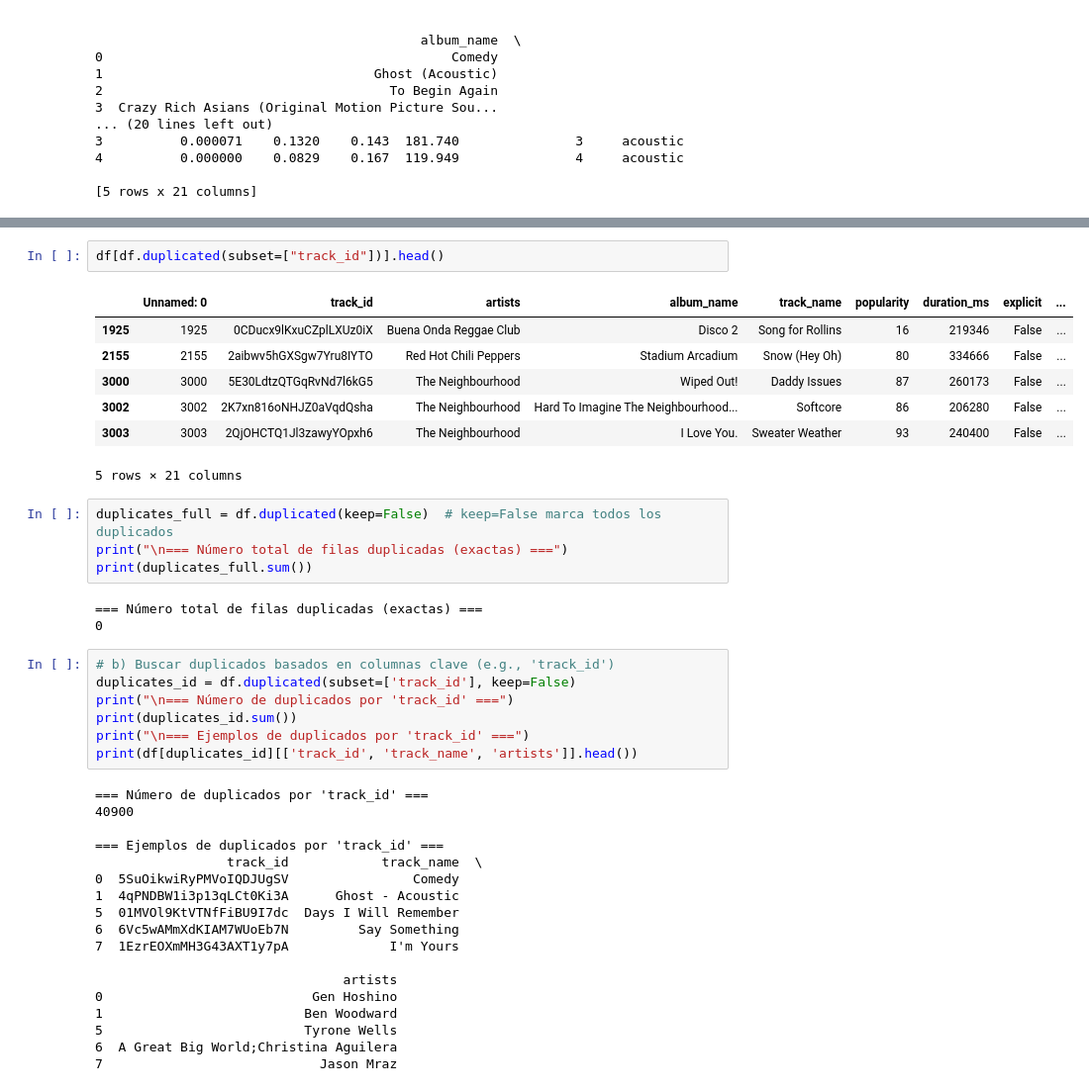
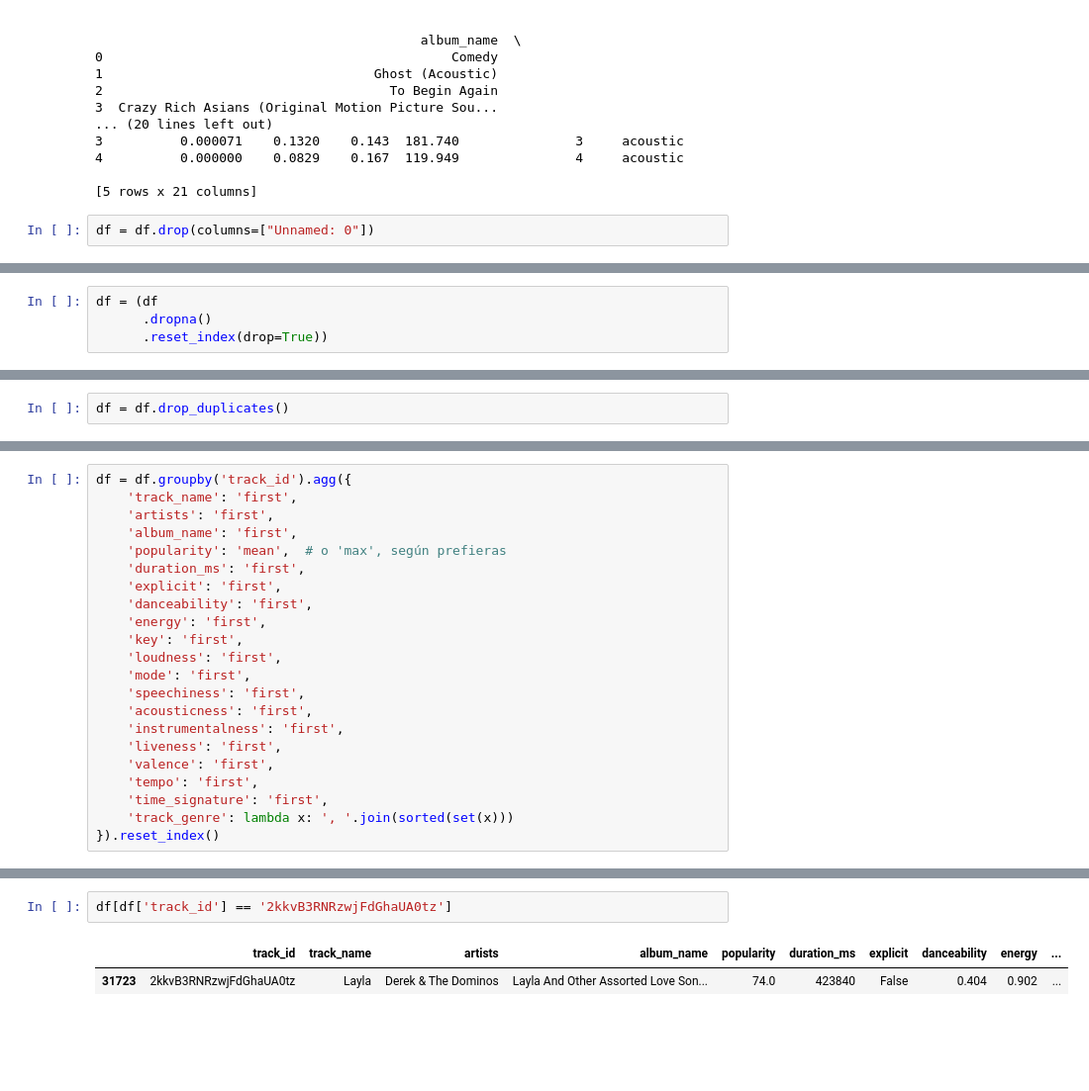
Before and after one commit to Michelburgos/Workshop_2, a Jupyter notebook: notebooks/003_EDA_Spotify.ipynb, the cells around one changed output, grey strips where cells are left out. Shown: that part at 99% size. Cells and saved outputs as stored; diff of their text form; blank space fills up the shorter version.

```diff
--- a/notebooks/003_EDA_Spotify.ipynb
+++ b/notebooks/003_EDA_Spotify.ipynb
@@ -21,6 +21,8 @@ print(df.head())
 4          0.000000    0.0829    0.167  119.949               4     acoustic
 
 [5 rows x 21 columns]
+# %%
+df = df.drop(columns=["Unnamed: 0"])
 # %%
 df.info()
 # %% [output]
@@ -64,0 +72,4 @@ dtype: int64
+# %%
+df = (df
+      .dropna()
+      .reset_index(drop=True))
@@ -97,0 +119,2 @@ Name: count, Length: 114, dtype: int64
+# %%
+df = df.drop_duplicates()
@@ -97,0 +170,22 @@ Name: count, Length: 114, dtype: int64
+# %%
+df = df.groupby('track_id').agg({
+    'track_name': 'first',
+    'artists': 'first',
+    'album_name': 'first',
+    'popularity': 'mean',  # o 'max', según prefieras
+    'duration_ms': 'first',
+    'explicit': 'first',
+    'danceability': 'first',
+    'energy': 'first',
+    'key': 'first',
+    'loudness': 'first',
+    'mode': 'first',
+    'speechiness': 'first',
+    'acousticness': 'first',
+    'instrumentalness': 'first',
+    'liveness': 'first',
+    'valence': 'first',
+    'tempo': 'first',
+    'time_signature': 'first',
+    'track_genre': lambda x: ', '.join(sorted(set(x)))
+}).reset_index()
@@ -98,42 +201,5 @@ Name: count, Length: 114, dtype: int64
 # %%
-df[df.duplicated(subset=["track_id"])].head()
+df[df['track_id'] == '2kkvB3RNRzwjFdGhaUA0tz']
 # %% [output]
-|  | Unnamed: 0 | track_id | artists | album_name | track_name | popularity | duration_ms | explicit | ... |
-| 1925 | 1925 | 0CDucx9lKxuCZplLXUz0iX | Buena Onda Reggae Club | Disco 2 | Song for Rollins | 16 | 219346 | False | ... |
-| 2155 | 2155 | 2aibwv5hGXSgw7Yru8IYTO | Red Hot Chili Peppers | Stadium Arcadium | Snow (Hey Oh) | 80 | 334666 | False | ... |
-| 3000 | 3000 | 5E30LdtzQTGqRvNd7l6kG5 | The Neighbourhood | Wiped Out! | Daddy Issues | 87 | 260173 | False | ... |
-| 3002 | 3002 | 2K7xn816oNHJZ0aVqdQsha | The Neighbourhood | Hard To Imagine The Neighbourhood... | Softcore | 86 | 206280 | False | ... |
-| 3003 | 3003 | 2QjOHCTQ1Jl3zawyYOpxh6 | The Neighbourhood | I Love You. | Sweater Weather | 93 | 240400 | False | ... |
+|  | track_id | track_name | artists | album_name | popularity | duration_ms | explicit | danceability | energy | ... |
+| 31723 | 2kkvB3RNRzwjFdGhaUA0tz | Layla | Derek & The Dominos | Layla And Other Assorted Love Son... | 74.0 | 423840 | False | 0.404 | 0.902 | ... |
-5 rows × 21 columns
-# %%
-duplicates_full = df.duplicated(keep=False)  # keep=False marca todos los duplicados
-print("\n=== Número total de filas duplicadas (exactas) ===")
-print(duplicates_full.sum())
-# %% [output]
-=== Número total de filas duplicadas (exactas) ===
-0
-# %%
-# b) Buscar duplicados basados en columnas clave (e.g., 'track_id')
-duplicates_id = df.duplicated(subset=['track_id'], keep=False)
-print("\n=== Número de duplicados por 'track_id' ===")
-print(duplicates_id.sum())
-print("\n=== Ejemplos de duplicados por 'track_id' ===")
-print(df[duplicates_id][['track_id', 'track_name', 'artists']].head())
-# %% [output]
-=== Número de duplicados por 'track_id' ===
-40900
-
-=== Ejemplos de duplicados por 'track_id' ===
-                 track_id            track_name  \
-0  5SuOikwiRyPMVoIQDJUgSV                Comedy
-1  4qPNDBW1i3p13qLCt0Ki3A      Ghost - Acoustic
-5  01MVOl9KtVTNfFiBU9I7dc  Days I Will Remember
-6  6Vc5wAMmXdKIAM7WUoEb7N         Say Something
-7  1EzrEOXmMH3G43AXT1y7pA             I'm Yours
-
-                                artists
-0                           Gen Hoshino
-1                          Ben Woodward
-5                          Tyrone Wells
-6  A Great Big World;Christina Aguilera
-7                            Jason Mraz
```
Also changed, not shown: parts of 31 cells of this notebook.
